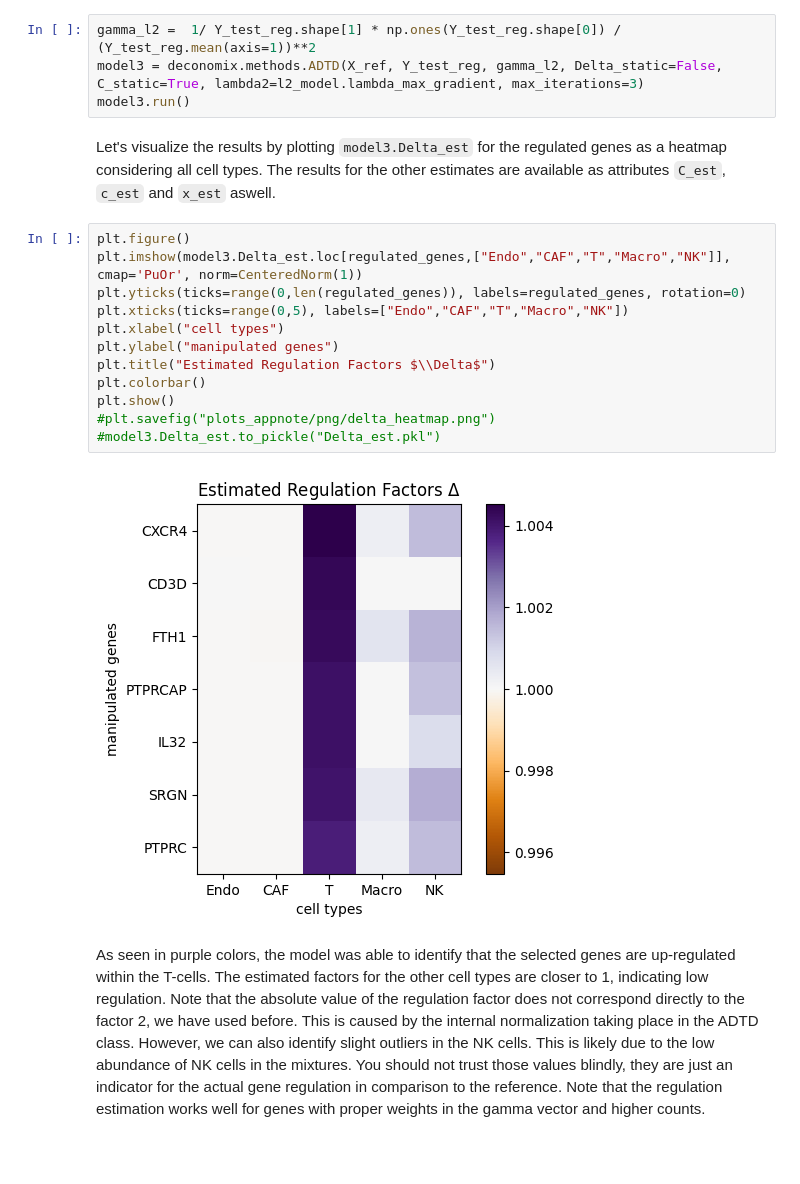
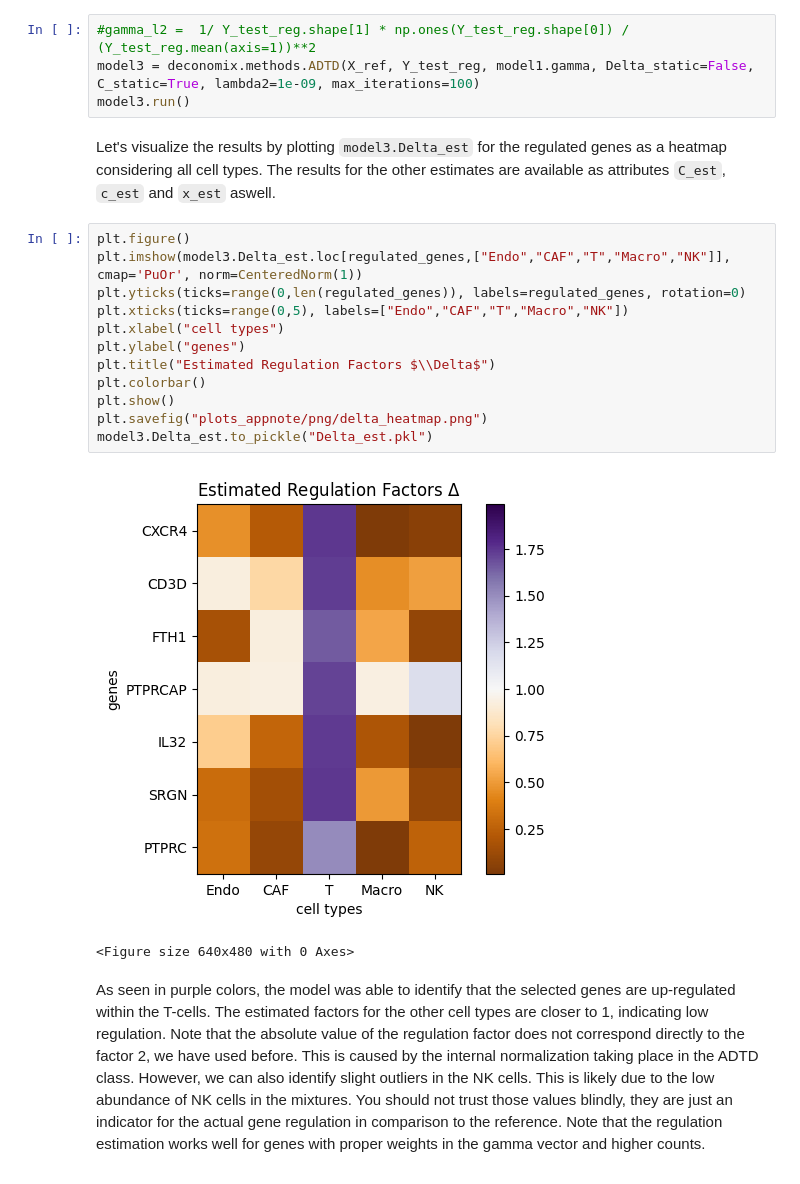
Before and after one commit to Deconomix/Deconomix, a Jupyter notebook: examples/Example-Standard_Workflow.ipynb, the cells around one changed output. Cells and saved outputs as stored; diff of their text form.

```diff
--- a/examples/Example-Standard_Workflow.ipynb
+++ b/examples/Example-Standard_Workflow.ipynb
@@ -248,25 +249,26 @@ print(l2_model.lambda_max_gradient)
 # %% [markdown]
 We proceed with the most conservative solution given by `lambda_max_gradient`.
 # %%
-gamma_l2 =  1/ Y_test_reg.shape[1] * np.ones(Y_test_reg.shape[0]) / (Y_test_reg.mean(axis=1))**2
-model3 = deconomix.methods.ADTD(X_ref, Y_test_reg, gamma_l2, Delta_static=False, C_static=True, lambda2=l2_model.lambda_max_gradient, max_iterations=3)
+#gamma_l2 =  1/ Y_test_reg.shape[1] * np.ones(Y_test_reg.shape[0]) / (Y_test_reg.mean(axis=1))**2
+model3 = deconomix.methods.ADTD(X_ref, Y_test_reg, model1.gamma, Delta_static=False, C_static=True, lambda2=1e-09, max_iterations=100)
 model3.run()
 # %% [markdown]
 Let's visualize the results by plotting `model3.Delta_est` for the regulated genes as a heatmap considering all cell types. The results for the other estimates are available as attributes `C_est`, `c_est` and `x_est` aswell.
 # %%
 plt.figure()
 plt.imshow(model3.Delta_est.loc[regulated_genes,["Endo","CAF","T","Macro","NK"]], cmap='PuOr', norm=CenteredNorm(1))
 plt.yticks(ticks=range(0,len(regulated_genes)), labels=regulated_genes, rotation=0)
 plt.xticks(ticks=range(0,5), labels=["Endo","CAF","T","Macro","NK"])
 plt.xlabel("cell types")
-plt.ylabel("manipulated genes")
+plt.ylabel("genes")
 plt.title("Estimated Regulation Factors $\\Delta$")
 plt.colorbar()
 plt.show()
-#plt.savefig("plots_appnote/png/delta_heatmap.png")
-#model3.Delta_est.to_pickle("Delta_est.pkl")
+plt.savefig("plots_appnote/png/delta_heatmap.png")
+model3.Delta_est.to_pickle("Delta_est.pkl")
 # %% [output]
-[figure, old version]
+[figure, new version]
+<Figure size 640x480 with 0 Axes>
 # %% [markdown]
 As seen in purple colors, the model was able to identify that the selected genes are up-regulated within the T-cells. The estimated factors for the other cell types are closer to 1, indicating low regulation. Note that the absolute value of the regulation factor does not correspond directly to the factor 2, we have used before. This is caused by the internal normalization taking place in the ADTD class. However, we can also identify slight outliers in the NK cells. This is likely due to the low abundance of NK cells in the mixtures. You should not trust those values blindly, they are just an indicator for the actual gene regulation in comparison to the reference. Note that the regulation estimation works well for genes with proper weights in the gamma vector and higher counts.
 
```
Also changed, not shown: parts of 9 cells of this notebook.
